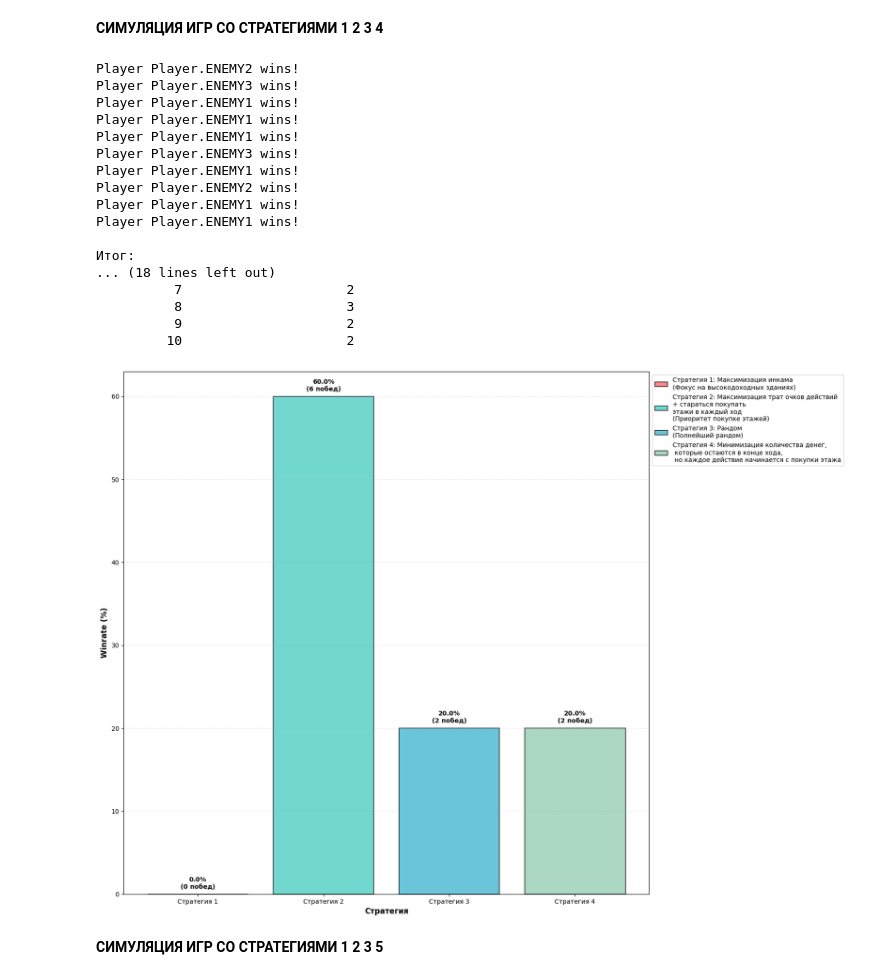
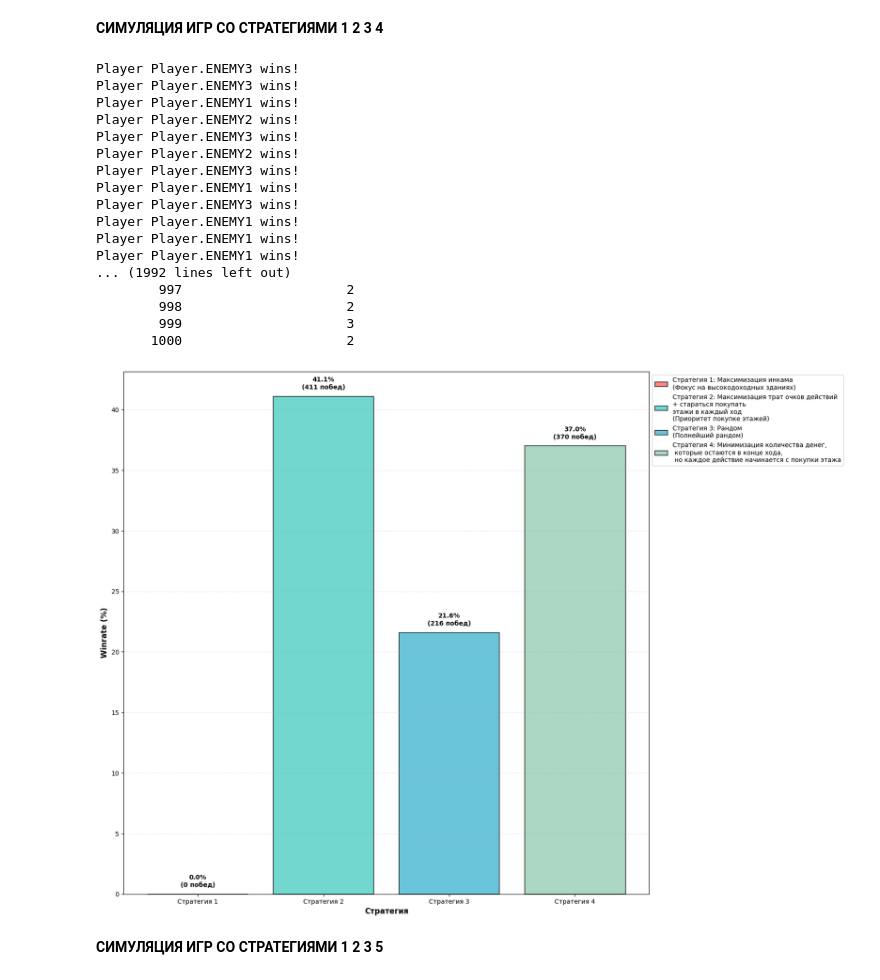
Before and after one commit to Owl-Man/Diplom, a Jupyter notebook: simulation.ipynb, the cells around one changed output. Drawn from its saved outputs; the diff is of its cells as text; code cells hidden in the pictures.

```diff
--- a/simulation.ipynb
+++ b/simulation.ipynb
@@ -199,47 +199,47 @@ def run_trials(num_games=10):
     ax.set_xticks(range(1, 5))
     ax.set_xticklabels(['Стратегия 1', 'Стратегия 2',
                         'Стратегия 3', 'Стратегия 4'], rotation=0, ha='center')
 
     # Добавление значений на бары
     for bar, (strat, wr) in zip(bars, winrates.items()):
         height = bar.get_height()
         ax.text(bar.get_x() + bar.get_width()/2., height + 0.5,
                 f'{wr:.1f}%\n({wins[strat]} побед)', ha='center', va='bottom',
                 fontsize=10, fontweight='bold', color='black')
 
     # Добавление сетки
     ax.grid(axis='y', alpha=0.3, linestyle='--')
 
     # Легенда с описаниями
     legend_labels = ['Стратегия 1: Максимизация инкама\n(Фокус на высокодоходных зданиях)',
                      'Стратегия 2: Максимизация трат очков действий\n+ стараться покупать\nэтажи в каждый ход\n(Приоритет покупке этажей)',
                      'Стратегия 3: Рандом\n(Полнейший рандом)',
                      'Стратегия 4: Минимизация количества денег,\n которые остаются в конце хода,\n но каждое действие начинается с покупки этажа']
     ax.legend(bars, legend_labels, loc='upper left', bbox_to_anchor=(1, 1), fontsize=10)
 
     plt.show()
 
 # Запуск
-run_trials(10)
+run_trials(1000)
 # %% [output]
+Player Player.ENEMY3 wins!
+Player Player.ENEMY3 wins!
+Player Player.ENEMY1 wins!
 Player Player.ENEMY2 wins!
+Player Player.ENEMY3 wins!
+Player Player.ENEMY2 wins!
+Player Player.ENEMY3 wins!
+Player Player.ENEMY1 wins!
 Player Player.ENEMY3 wins!
 Player Player.ENEMY1 wins!
 Player Player.ENEMY1 wins!
 Player Player.ENEMY1 wins!
-Player Player.ENEMY3 wins!
-Player Player.ENEMY1 wins!
-Player Player.ENEMY2 wins!
-Player Player.ENEMY1 wins!
-Player Player.ENEMY1 wins!
-
-Итог:
-... (18 lines left out)
-          7                     2
-          8                     3
-          9                     2
-         10                     2
+... (1992 lines left out)
+        997                     2
+        998                     2
+        999                     3
+       1000                     2
-[figure, old version]
+[figure, new version]
 # %% [markdown]
 **СИМУЛЯЦИЯ ИГР СО СТРАТЕГИЯМИ 1 2 3 5**
 # %%
```
Also changed, not shown: parts of 1 cell of this notebook.
